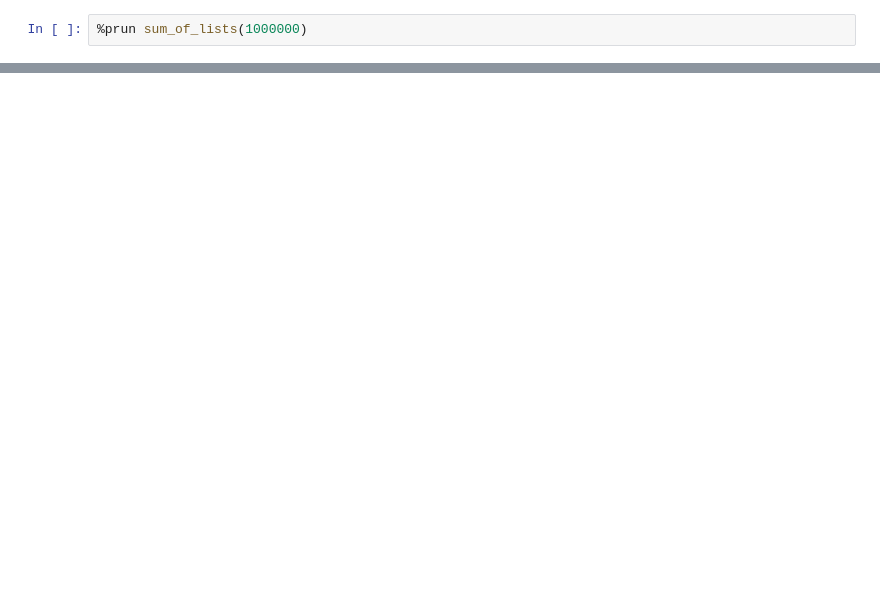
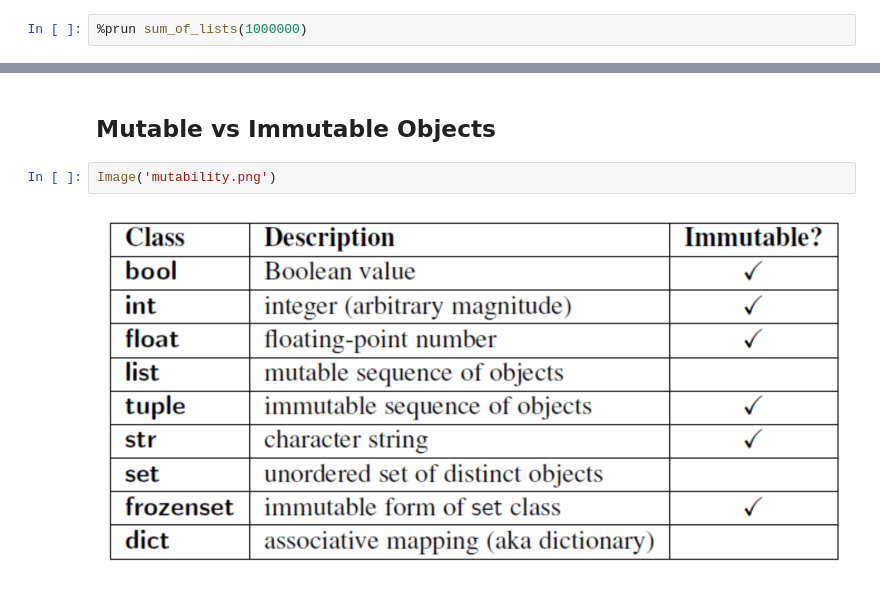
Before and after one commit to hangjianli/2019-fa-stats131, a Jupyter notebook: disc2.ipynb, the cells around one changed output, grey strips where cells are left out. Saved outputs shown, nothing was run; the diff lists cells and outputs as text; blank space fills up the shorter version.

```diff
--- a/disc2.ipynb
+++ b/disc2.ipynb
@@ -135,0 +191,6 @@ def sum_of_lists(N):
+# %% [markdown]
+## Mutable vs Immutable Objects
+# %%
+Image('mutability.png')
+# %% [output]
+[figure, added]
```
Also changed, not shown: parts of 26 cells of this notebook.
